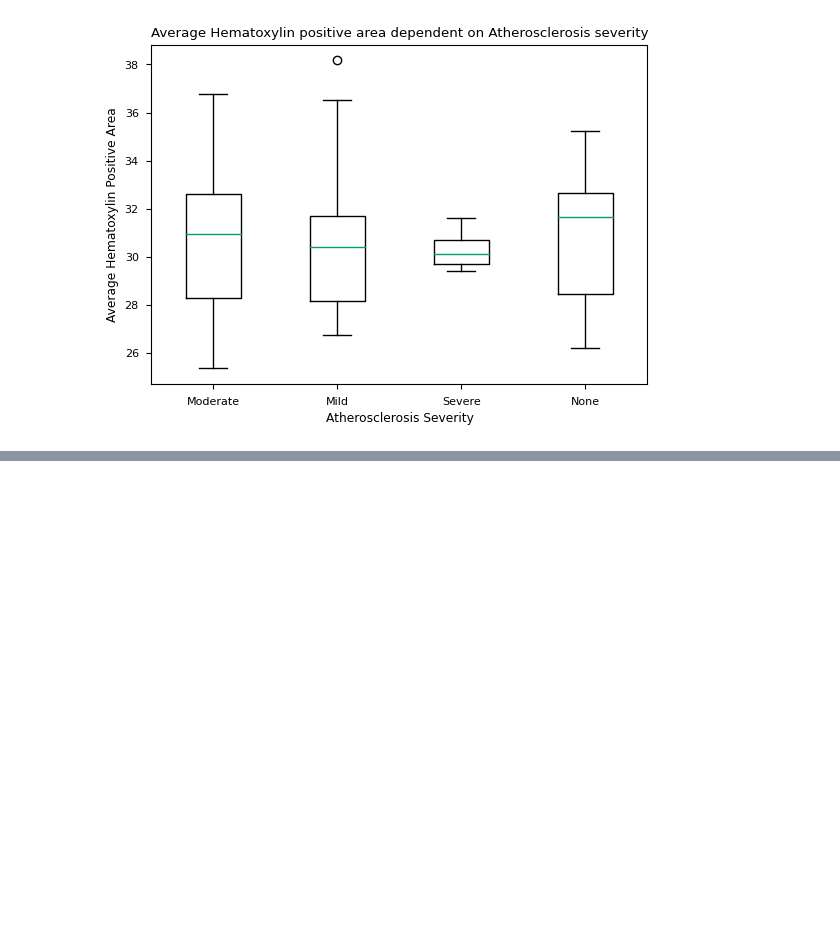
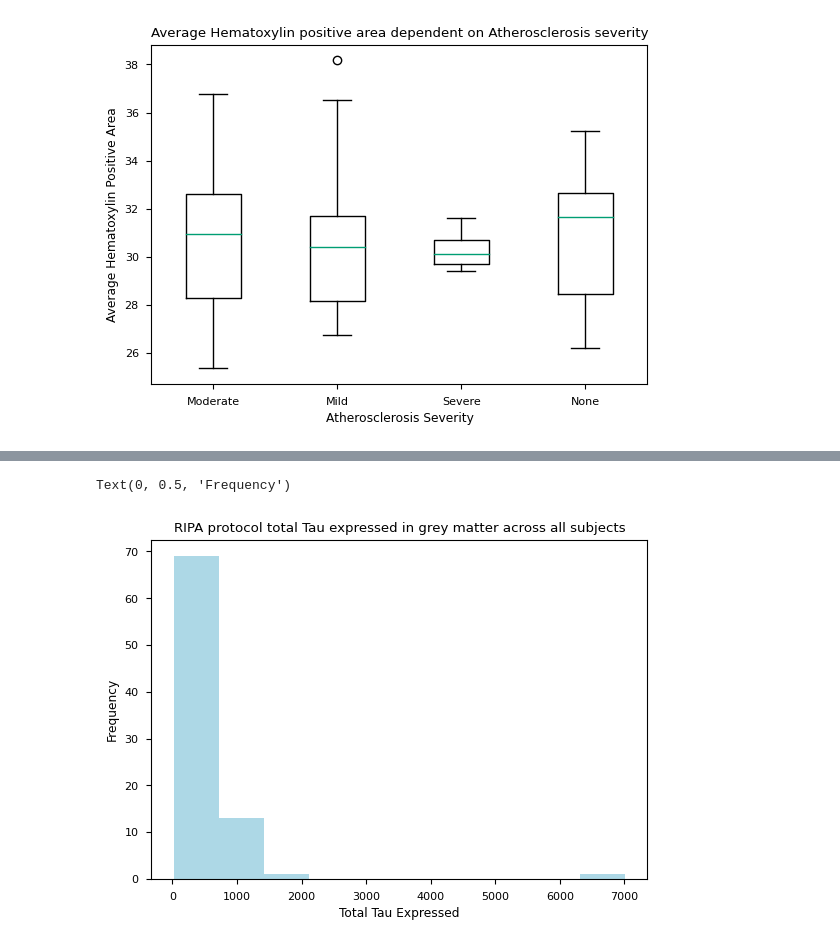
Before and after one commit to amandafriedmann/NEUR-Data-Analysis, a Jupyter notebook: FINAL_PROJECT_WORK.ipynb, the cells around one changed output, grey strips where cells are left out. Cells and saved outputs as stored; diff of their text form; code cells hidden in the pictures; blank space fills up the shorter version.

```diff
--- a/FINAL_PROJECT_WORK.ipynb
+++ b/FINAL_PROJECT_WORK.ipynb
@@ -111,0 +118,9 @@ Text(0.5, 1.0, 'Average Hematoxylin positive area dependent on Atherosclerosis s
+# %%
+#Total Microinfarcts ripa tTau_Grey matter distribution
+microinfarcts_data['ripa tTau_Grey matter'].plot(kind='hist', color = 'lightblue')
+plt.title('RIPA protocol total Tau expressed in grey matter across all subjects')
+plt.xlabel('Total Tau Expressed')
+plt.ylabel('Frequency')
+# %% [output]
+Text(0, 0.5, 'Frequency')
+[figure, added]
```
Also changed, not shown: parts of 4 cells of this notebook.
